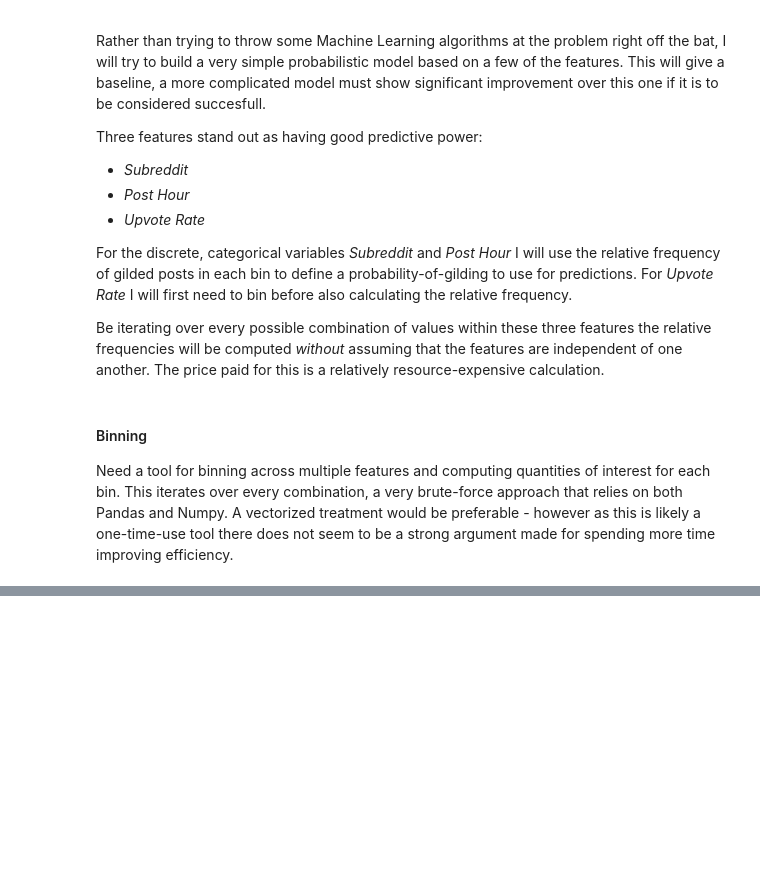
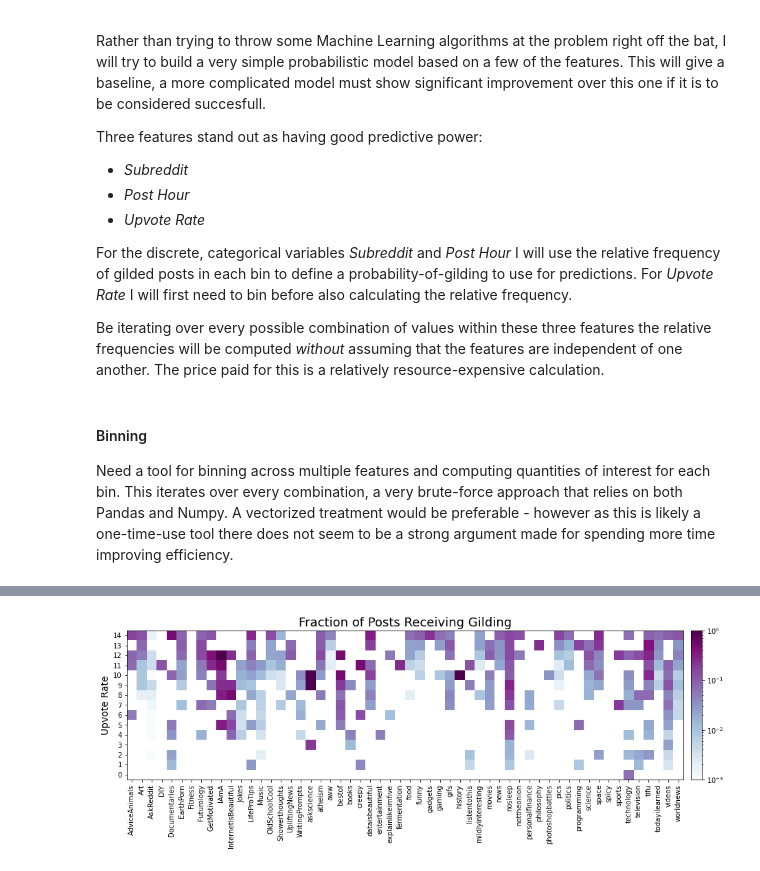
Before and after one commit to DillonNMorse/Reddit_Award_Predictor, a Jupyter notebook: train_model/Baseline_Predictive_Model.ipynb, the cells around one changed output, grey strips where cells are left out. Cells and saved outputs as stored; diff of their text form; code cells hidden in the pictures; blank space fills up the shorter version.

```diff
--- a/train_model/Baseline_Predictive_Model.ipynb
+++ b/train_model/Baseline_Predictive_Model.ipynb
@@ -442,0 +80,22 @@ plt.gca().set_yscale('log')
+# %%
+prob_sub_upv = MyProbBuilder(['subreddit',], ['upvote_rate'], num_bins = 15)
+prob_sub_upv.fit(df, df['gilded'])
+
+subr_upv_array = prob_sub_upv.fracs_array().transpose()
+
+fig, ax = plt.subplots(1,1, figsize=(15,15))
+
+hmap = ax.imshow(subr_upv_array, cmap = 'BuPu', norm=LogNorm(vmin=0.001, vmax = subr_upv_array.max()))
+ax.set_yticks(range(len(prob_sub_upv.feat1_values)))
+ax.set_xticks(range(len(prob_sub_upv.feat0_values)))
+ax.set_xticklabels(prob_sub_upv.feat0_values, rotation = 90)
+ax.invert_yaxis()
+ax.set_ylabel('Upvote Rate', fontsize = label_fsize)
+ax.set_title('Fraction of Posts Receiving Gilding', fontsize = title_fsize)
+divider = make_axes_locatable(ax)
+cax = divider.append_axes("right", size="2%", pad=0.15)
+plt.colorbar(hmap, cax = cax)
+
+plt.show()
+# %% [output]
+[figure, added]
```
Also changed, not shown: parts of 25 cells of this notebook, 4 other files.
